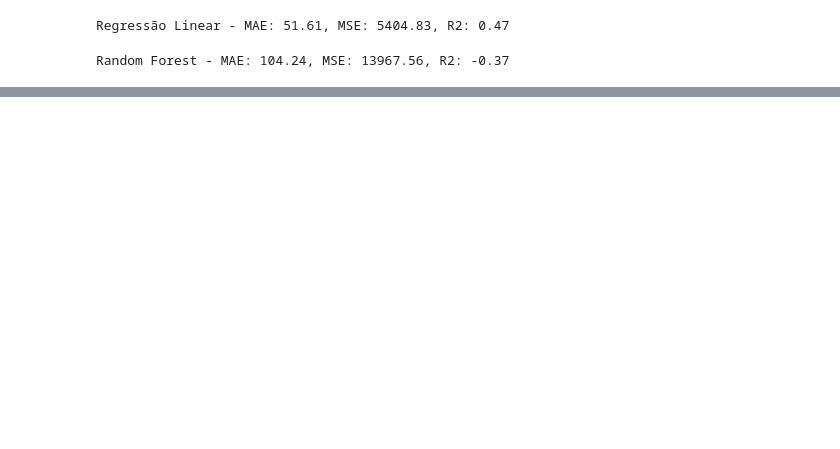
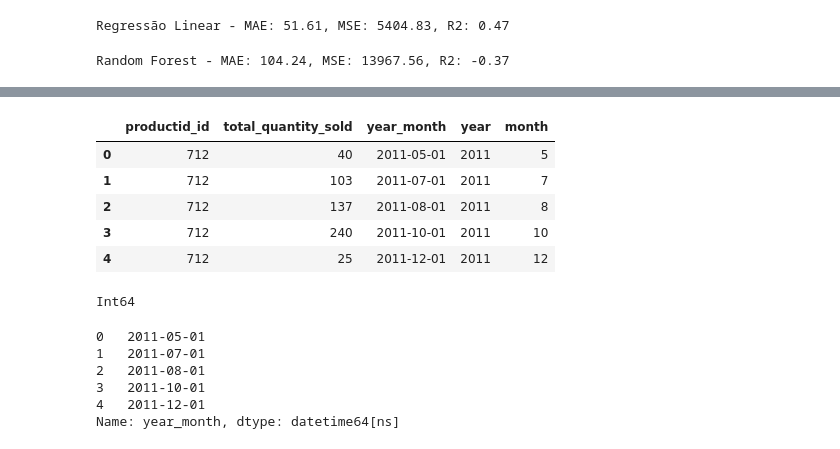
Before and after one commit to wrpereira/df_lh, a Jupyter notebook: airflow/jupyter/forecast_demand_analysis_Q8_Q9.ipynb, the cells around one changed output, grey strips where cells are left out. Cells and saved outputs as stored; diff of their text form; code cells hidden in the pictures; blank space fills up the shorter version.

```diff
--- a/airflow/jupyter/forecast_demand_analysis_Q8_Q9.ipynb
+++ b/airflow/jupyter/forecast_demand_analysis_Q8_Q9.ipynb
@@ -318,0 +345,9 @@ Random Forest - MAE: 104.24, MSE: 13967.56, R2: -0.37
+# %%
+produto_712.head()
+# %% [output]
+|  | productid_id | total_quantity_sold | year_month | year | month |
+| 0 | 712 | 40 | 2011-05-01 | 2011 | 5 |
+| 1 | 712 | 103 | 2011-07-01 | 2011 | 7 |
+| 2 | 712 | 137 | 2011-08-01 | 2011 | 8 |
+| 3 | 712 | 240 | 2011-10-01 | 2011 | 10 |
+| 4 | 712 | 25 | 2011-12-01 | 2011 | 12 |
@@ -318,0 +363,23 @@ Random Forest - MAE: 104.24, MSE: 13967.56, R2: -0.37
+# %%
+# Garantir que 'total_quantity_sold' seja numérico, forçando a conversão
+produto_712['total_quantity_sold'] = pd.to_numeric(produto_712['total_quantity_sold'], errors='coerce')
+
+# Verificando se há valores nulos após a conversão
+if produto_712['total_quantity_sold'].isnull().sum() > 0:
+    print(f"Há {produto_712['total_quantity_sold'].isnull().sum()} valores nulos na coluna 'total_quantity_sold'.")
+    # Substituindo valores nulos pela média ou pela mediana
+    produto_712['total_quantity_sold'].fillna(produto_712['total_quantity_sold'].mean(), inplace=True)
+
+# Verificando novamente o tipo dos dados
+print(produto_712['total_quantity_sold'].dtype)
+# %% [output]
+Int64
+# %%
+print(produto_712['year_month'].head())
+# %% [output]
+0   2011-05-01
+1   2011-07-01
+2   2011-08-01
+3   2011-10-01
+4   2011-12-01
+Name: year_month, dtype: datetime64[ns]
```
Also changed, not shown: parts of 15 cells of this notebook, 6 other files.
